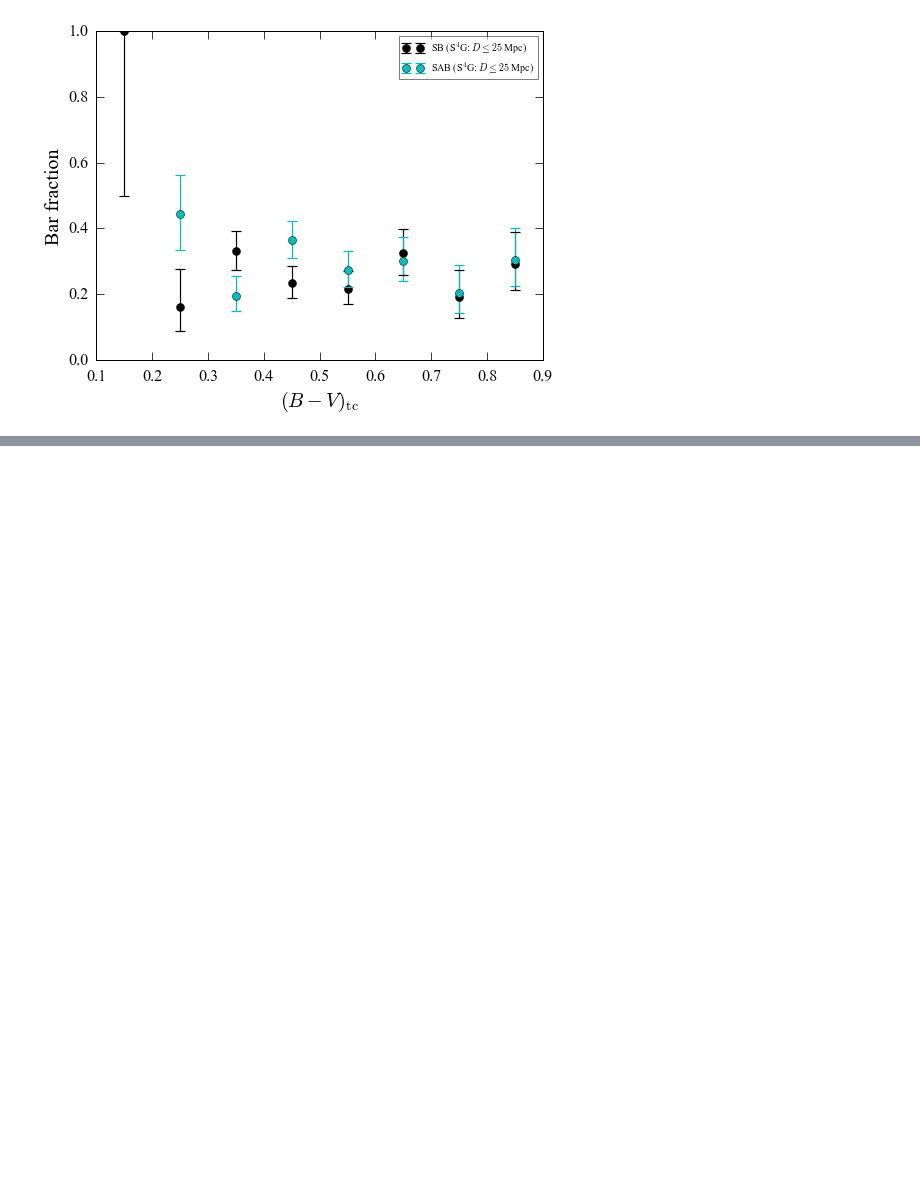
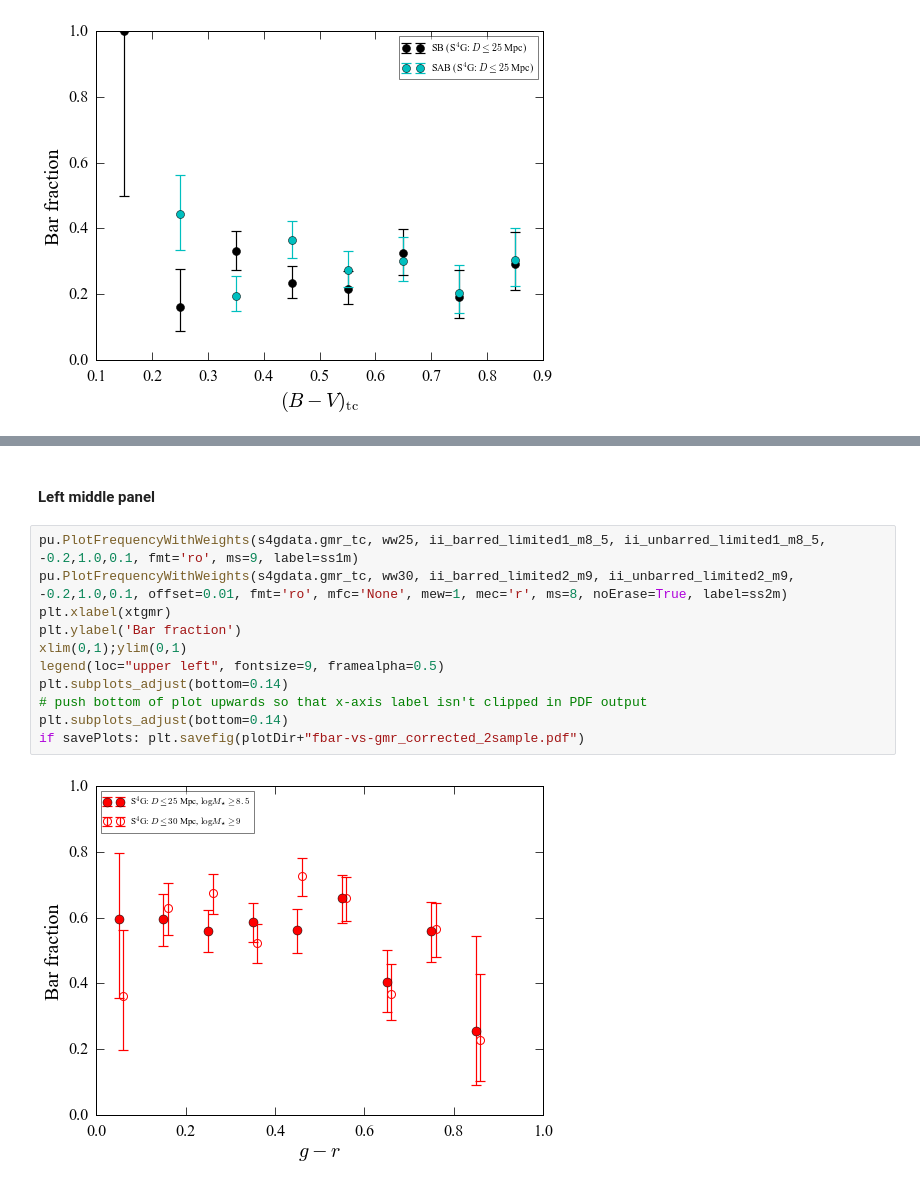
Before and after one commit to perwin/s4g_barfractions, a Jupyter notebook: s4gbars_main.ipynb, the cells around one changed output, grey strips where cells are left out. Saved outputs shown, nothing was run; the diff lists cells and outputs as text; blank space fills up the shorter version.

```diff
--- a/s4gbars_main.ipynb
+++ b/s4gbars_main.ipynb
@@ -646,0 +682,15 @@ if savePlots: plt.savefig(plotDir+"fSB-fSAB-vs-BmV_corrected.pdf")
+# %% [markdown]
+#### Left middle panel
+# %%
+pu.PlotFrequencyWithWeights(s4gdata.gmr_tc, ww25, ii_barred_limited1_m8_5, ii_unbarred_limited1_m8_5, -0.2,1.0,0.1, fmt='ro', ms=9, label=ss1m)
+pu.PlotFrequencyWithWeights(s4gdata.gmr_tc, ww30, ii_barred_limited2_m9, ii_unbarred_limited2_m9, -0.2,1.0,0.1, offset=0.01, fmt='ro', mfc='None', mew=1, mec='r', ms=8, noErase=True, label=ss2m)
+plt.xlabel(xtgmr)
+plt.ylabel('Bar fraction')
+xlim(0,1);ylim(0,1)
+legend(loc="upper left", fontsize=9, framealpha=0.5)
+plt.subplots_adjust(bottom=0.14)
+# push bottom of plot upwards so that x-axis label isn't clipped in PDF output
+plt.subplots_adjust(bottom=0.14)
+if savePlots: plt.savefig(plotDir+"fbar-vs-gmr_corrected_2sample.pdf")
+# %% [output]
+[figure, added]
```
Also changed, not shown: parts of 14 cells of this notebook.
